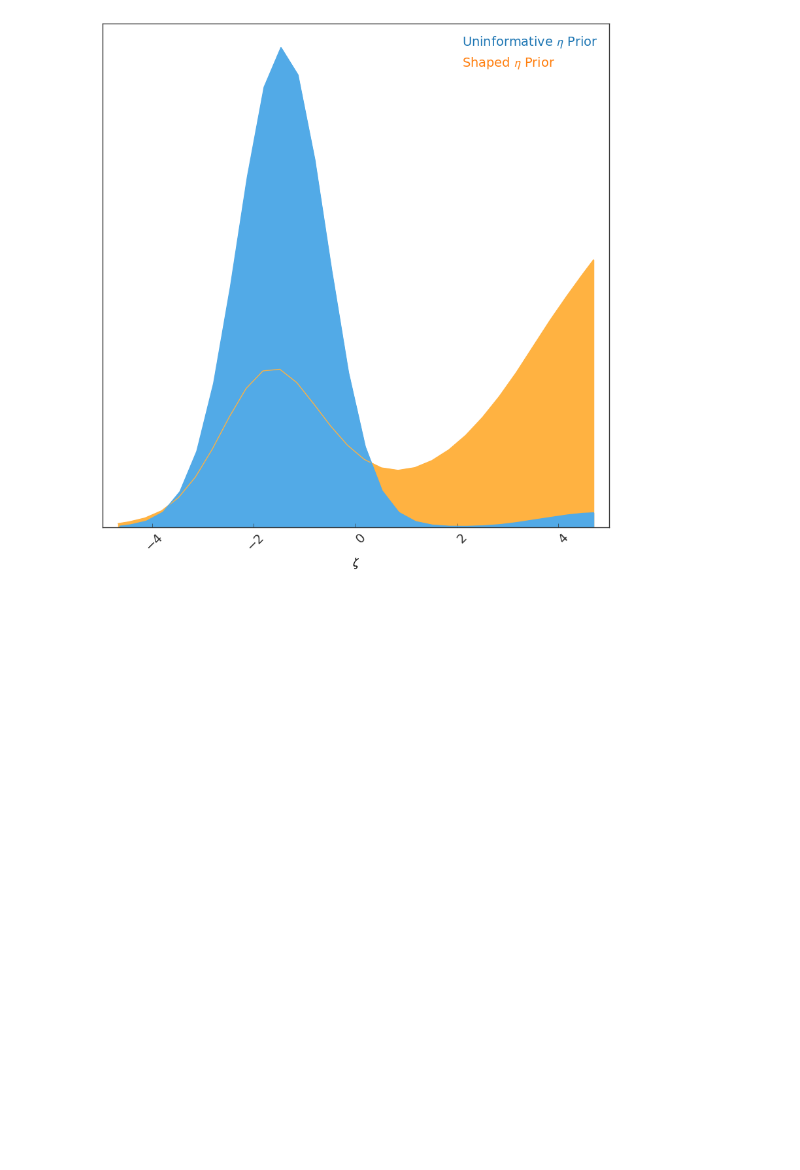
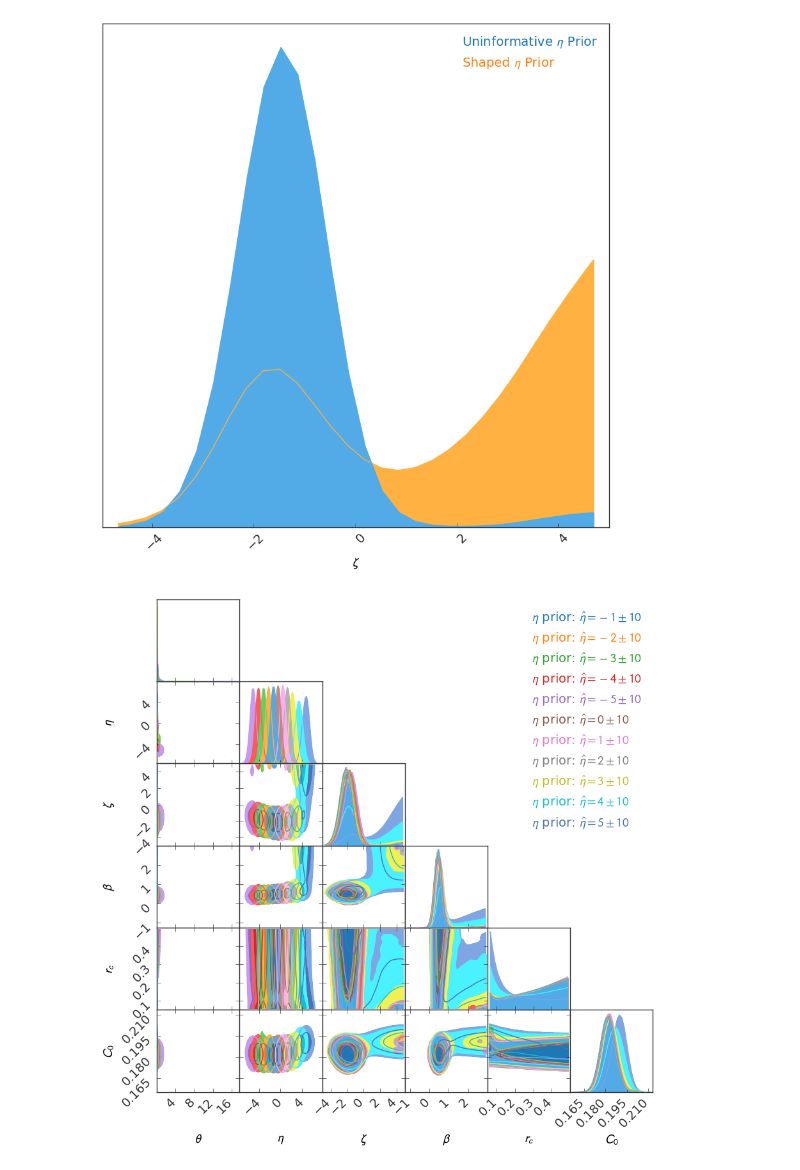
Before and after one commit to floydie7/SPT_AGN, a Jupyter notebook: SPTcl-IRAGN_empirical_corner_plot.ipynb, the cells around one changed output. Saved outputs shown, nothing was run; the diff lists cells and outputs as text; code cells hidden in the pictures; blank space fills up the shorter version.

Commit message:
Added a new plot comparing the various eta prior options on the empirical dataset.

```diff
--- a/SPTcl-IRAGN_empirical_corner_plot.ipynb
+++ b/SPTcl-IRAGN_empirical_corner_plot.ipynb
@@ -28,7 +39,8 @@ chain_names
  'SPTcl-IRAGN_shaped_eta_prior']
 # %%
 # Select the chains we want to plot
-chain_names = ['SPTcl-IRAGN_empirical', 'SPTcl-IRAGN_shaped_eta_prior']
+# chain_names = ['SPTcl-IRAGN_empirical', 'SPTcl-IRAGN_shaped_eta_prior']
+chain_names = [chain_name for chain_name in chain_names if 'empirical_shaped_eta_' in chain_name]
 
 # Read in the datasets
 samplers = {chain_name: emcee.backends.HDFBackend(filename=file_name, name=chain_name) for chain_name in chain_names}
@@ -73,3 +90,10 @@ flattened_samples_zeta_only = [np.array([sample[:, 2]]).T for sample in flattene
 fig = plotGTC(chains=flattened_samples_zeta_only, chainLabels=[r'Uninformative $\eta$ Prior', r'Shaped $\eta$ Prior'], paramNames=labels[2], figureSize=10, customTickFont={'family': 'sans-serif', 'size': 14}, customLabelFont={'family': 'sans-serif', 'size': 14}, customLegendFont={'family': 'sans-serif', 'size': 14}, plotName='Data_Repository/Project_Data/SPT-IRAGN/Publication_Plots/SPTcl-IRAGN_empirical_zeta_posterior.pdf', doOnly1dPlot=True)
 # %% [output]
 [figure]
+# %%
+eta_value = re.compile(r'-?\d')
+chain_labels = [fr'$\eta$ prior: $\hat{{\eta}} = {eta_value.search(chain_name).group(0)} \pm 10$' for chain_name in chain_names]
+# %%
+fig = plotGTC(chains=flattened_samples, chainLabels=chain_labels, paramNames=labels, figureSize=10, customTickFont={'family': 'sans-serif', 'size': 14}, customLabelFont={'family': 'sans-serif', 'size': 14}, customLegendFont={'family': 'sans-serif', 'size': 14}, plotName='Data_Repository/Project_Data/SPT-IRAGN/MCMC/SPT_Data/Plots/Final/Corner_plot_informed_eta_prior_comparison.pdf')
+# %% [output]
+[figure, added]
```
Also changed, not shown: parts of 3 cells of this notebook.
